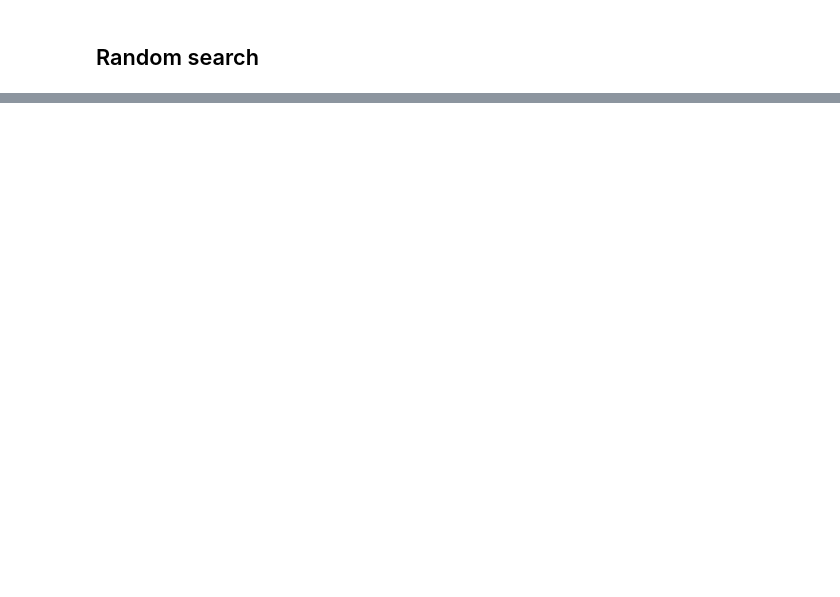
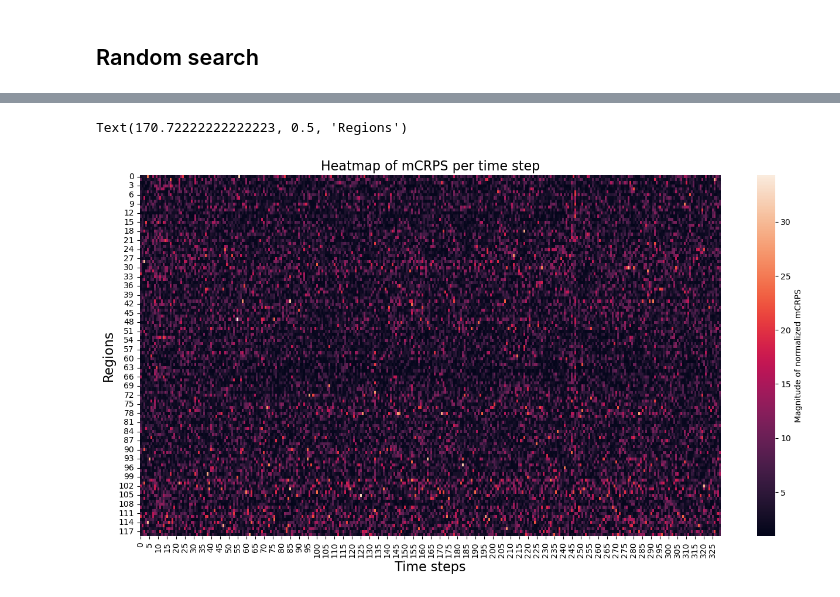
Before and after one commit to filippobezzi/Bayesian-Inference-in-High-Dimensional-Reservoir-Dynamics-for-Neural-Time-Series, a Jupyter notebook: real_data_test.ipynb, the cells around one changed output, grey strips where cells are left out. Saved outputs shown, nothing was run; the diff lists cells and outputs as text; code cells hidden in the pictures; blank space fills up the shorter version.

Commit message:
Added heatmap mCRPS

```diff
--- a/real_data_test.ipynb
+++ b/real_data_test.ipynb
@@ -102,0 +203,23 @@ n_mcrps_per_region.mean().item() * 100
+# %%
+num_samples = y_samples.shape[0]
+
+# quantiles grid
+tau_grid = torch.linspace(0.0, 1.0, 101)
+
+
+# shape: [101, Time, Regions]
+q = torch.quantile(y_samples, tau_grid, dim=0)
+
+
+# y_true_extended has shape [1, Time, Regions] for broadcasting
+y_true_extended = y_true.unsqueeze(0)
+errors = y_true_extended - q  # [101, Time, Regions]
+
+# Pinball Loss
+# tau_grid_extended has shape [101, 1, 1] --> done for broadcasting
+tau_grid_extended = tau_grid.view(-1, 1, 1)
+loss = torch.max(tau_grid_extended * errors, (tau_grid_extended - 1) * errors)
+# %%
+data_heatmap = loss.mean(dim=0).T
+# %%
+ranges_extended = ranges.repeat(data_heatmap.shape[1],1).T
@@ -102,0 +236,2 @@ n_mcrps_per_region.mean().item() * 100
+# %%
+data_heatmap = (data_heatmap/ranges_extended) * 100
@@ -102,0 +248,15 @@ n_mcrps_per_region.mean().item() * 100
+# %%
+import seaborn as sns
+
+plt.figure(figsize=(16,8))
+plt.title('Heatmap of mCRPS per time step', fontsize = 16)
+
+ax = sns.heatmap(data_heatmap, cbar_kws={'label': 'Magnitude of normalized mCRPS'})
+
+# Set the labels
+
+ax.set_xlabel("Time steps", fontsize=16)
+ax.set_ylabel("Regions", fontsize=16)
+# %% [output]
+Text(170.72222222222223, 0.5, 'Regions')
+[figure, added]
```
Also changed, not shown: parts of 11 cells of this notebook.
